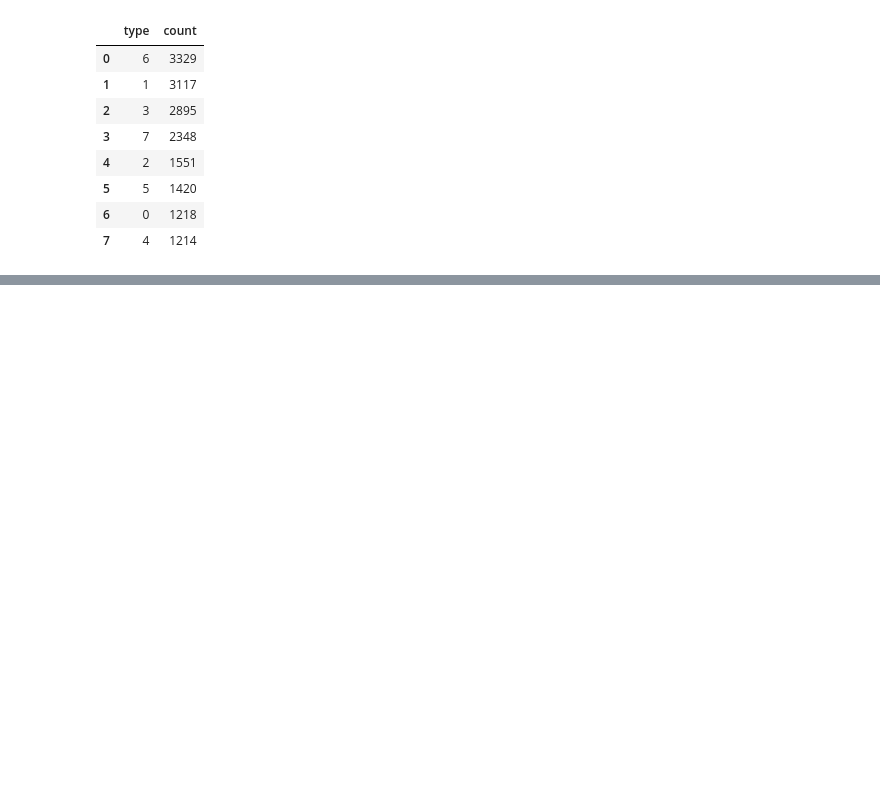
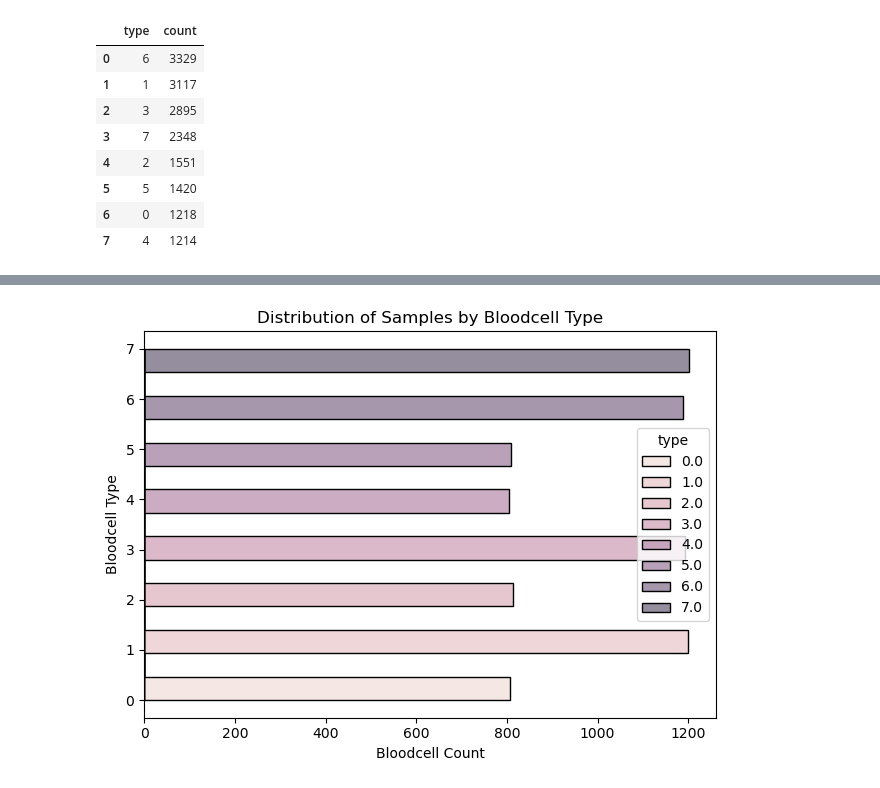
Before and after one commit to amayjain/Bloodcells, a Jupyter notebook: Backup.ipynb, the cells around one changed output, grey strips where cells are left out. Saved outputs shown, nothing was run; the diff lists cells and outputs as text; code cells hidden in the pictures; blank space fills up the shorter version.

```diff
--- a/Backup.ipynb
+++ b/Backup.ipynb
@@ -156,3 +171,14 @@ weighted_prop_test = np.array(
+# %%
+#proportional visual
+
+fig = sns.histplot(y = df_prop_sampling_train["type"], hue = df_weighted_sampling_train["type"])
+plt.xlabel("Bloodcell Count")
+plt.ylabel("Bloodcell Type")
+plt.title("Distribution of Samples by Bloodcell Type")
+plt.tight_layout()
+plt.show()
+# %% [output]
+[figure, added]
 # %%
 # Opening an image
 # test_img = Image.open('bloodcells_dataset/All_Images/' + df['images'][14000])
```
Also changed, not shown: parts of 5 cells of this notebook.
